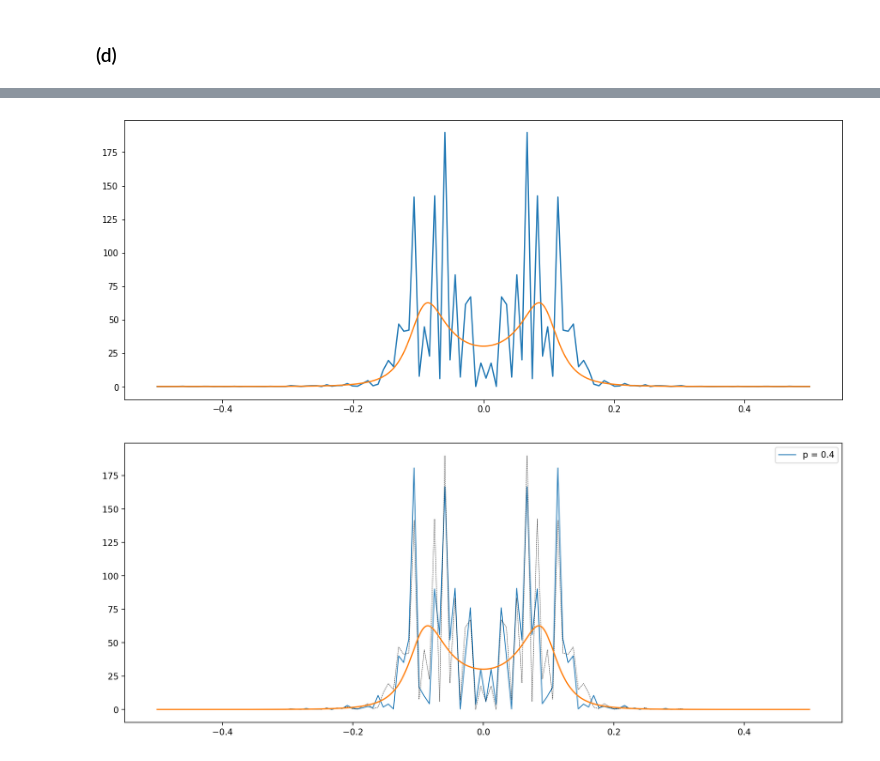
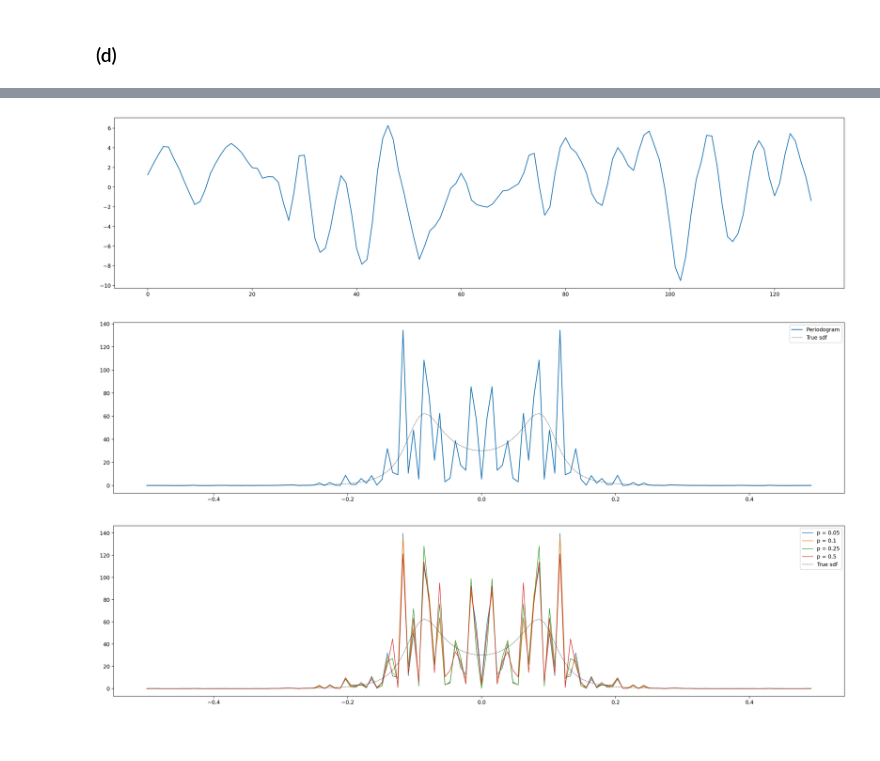
Before and after one commit to ivankirev13/Fitting-and-Forecasting-Autoregressive-Moving-Average-Processes, a Jupyter notebook: Time Series Analysis Coursework.ipynb, the cells around one changed output, grey strips where cells are left out. Cells and saved outputs as stored; diff of their text form; code cells hidden in the pictures.

```diff
--- a/Time Series Analysis Coursework.ipynb
+++ b/Time Series Analysis Coursework.ipynb
@@ -74,14 +72,14 @@ def ARMA22_sim(phis, thetas, sigma2, N):
     X = [0,0]
 
     # create list with N + 100 epsilons following normal distribution with mean 0 and variance sigma2
-    epsilons = [np.random.normal(0,np.sqrt(sigma2)) for i in range(N+100)]
+    epsilons = np.random.normal(0,np.sqrt(sigma2), N+100)
 
     # recursively append the values Xt
     for i in range(2,N+100):
         X.append(phis[0]*X[i-1] + phis[1]*X[i-2] + epsilons[i] - thetas[0]*epsilons[i-1] - thetas[1]*epsilons[i-2])
 
-    # return only the N values after the first 100
-    return X[100:]
+    # return an array with only the N values after the first 100
+    return np.array(X[100:])
 # %% [markdown]
 ### (c)
 The Fast Fourier Transform algorithm $fft(X)$ takes our $N$ dimensional time series and outputs an $N$ dimensional list $y$, where
@@ -127 +103,14 @@ def periodogram(X):
+# %%
+def periodogram(X):
+    """Input:
+    X: numpy array of the time series
+    Output:
+    The periodogram at the Fourier frequencies for X."""
+
+    N = len(X)
+
+    # Fourier frequencies
+    f_k = np.arange(0,N)/N
+
+    return abs(fft(X)*(np.e**(-1j*2*np.pi*f_k)))**2/N
 # %% [markdown]
@@ -195 +172,31 @@ def direct(X,p):
+# %%
+r = 0.8
+phi_1 = 2*r*np.cos(2*np.pi*12/128)
+phi_2 = -r**2
+X = ARMA22_sim([phi_1, phi_2], [-0.5,-0.2], 1, 128)
+plt.figure(figsize=(25, 6), dpi = 200)
+plt.plot(X)
+plt.show()
+
+# Fourier frequencies
+freq = t = np.arange(-64, 64)/128
+
+# periodogram
+plt.figure(figsize=(25, 6), dpi = 200)
+plt.plot(freq, fftshift(periodogram(X)), label = "Periodogram")
+plt.plot(freq, S_ARMA(freq, [2*0.8*np.cos(2*np.pi*12/128), - 0.8**2], [-0.5,-0.2], 1), "k--", linewidth = 0.5, label = "True sdf")  # true sdf
+plt.legend()
+plt.show()
+
+# direct
+plt.figure(figsize=(25, 6), dpi = 200)
+for p in [0.05, 0.1, 0.25, 0.5]:
+    plt.plot(freq, fftshift(direct(X, p)), linewidth = 1,label = f"p = {p}")
+plt.plot(freq, S_ARMA(freq, [2*0.8*np.cos(2*np.pi*12/128), - 0.8**2], [-0.5,-0.2], 1), "k--", linewidth = 0.5, label = "True sdf")  # true sdf
+plt.legend()
+plt.show()
+# %% [output]
+[figure, added]
+[figure, added]
+[figure, added]
 # %%
@@ -203,30 +215,0 @@ for i in range(10000):
-# %%
-N = 128
-F = 12/N
-X = ARMA22_sim([2*r*np.cos(2*np.pi*F), -r**2],[-0.5,-0.2], sigma2=1, N=N)
-
-
-
-T = np.linspace(-1/2,1/2,1000)
-s = S_ARMA(T,phis=[2*r*np.cos(2*np.pi*F), -r**2],thetas=[-0.5,-0.2], sigma2=1)
-
-
-plt.figure(figsize=(15, 6))
-t = np.linspace(-0.5,0.5,len(X))
-q = periodogram(X)
-plt.plot(t,q)
-plt.plot(T,s)
-plt.show()
-
-P = [0.05, 0.1, 0.25, 0.5]
-P2 = [0.4]
-plt.figure(figsize=(15, 6), dpi = 200)
-for p in P2:
-    plt.plot(t,direct(X,p), linewidth = 1,label = f"p = {p}")
-plt.plot(t,q, "k--", linewidth = 0.4)
-plt.plot(T,s)
-plt.legend()
-plt.show()
-# %% [output]
-[figure, removed]
-[figure, removed]
```
Also changed, not shown: parts of 27 cells of this notebook.
